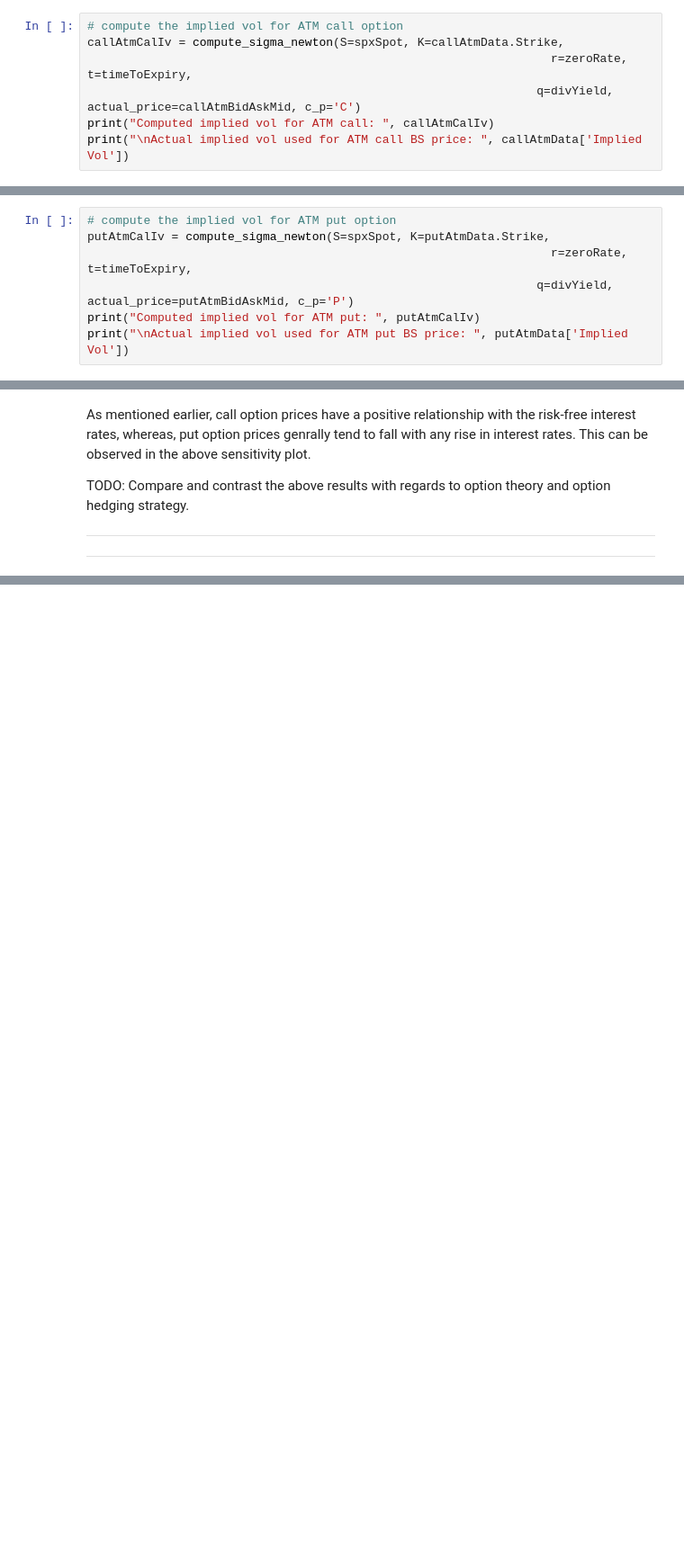
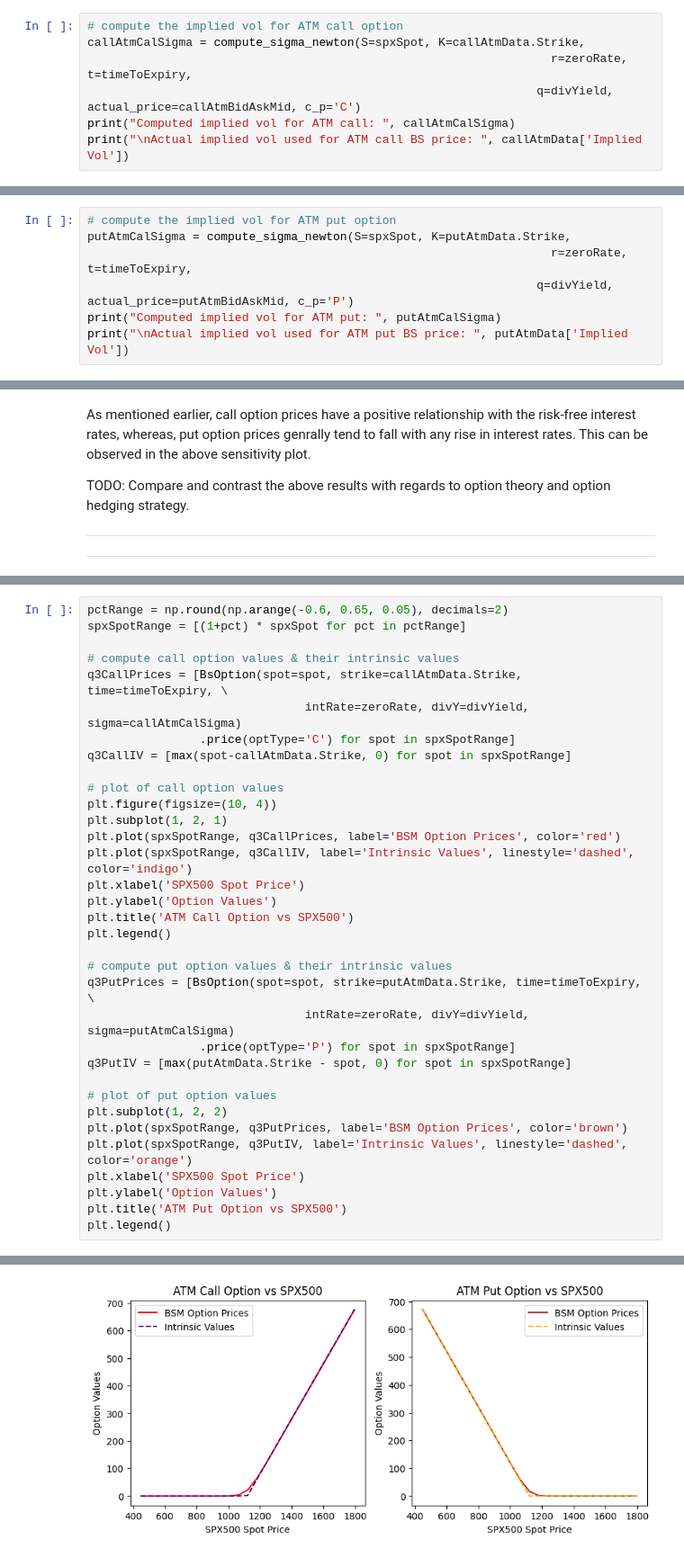
Before and after one commit to kuntojirohan/options-pricing-project, a Jupyter notebook: derivatives_assignment.ipynb, the cells around one changed output, grey strips where cells are left out. Shown at 90% size. Drawn from its saved outputs; the diff is of its cells as text; blank space fills up the shorter version.

```diff
--- a/derivatives_assignment.ipynb
+++ b/derivatives_assignment.ipynb
@@ -261,10 +261,10 @@ def compute_sigma_newton(S, K, r, t, q, actual_price, c_p, maxIterations=1000, d
     return _sigma
 # %%
 # compute the implied vol for ATM call option
-callAtmCalIv = compute_sigma_newton(S=spxSpot, K=callAtmData.Strike,
+callAtmCalSigma = compute_sigma_newton(S=spxSpot, K=callAtmData.Strike,
                                                                   r=zeroRate, t=timeToExpiry,
                                                                 q=divYield, actual_price=callAtmBidAskMid, c_p='C')
-print("Computed implied vol for ATM call: ", callAtmCalIv)
+print("Computed implied vol for ATM call: ", callAtmCalSigma)
 print("\nActual implied vol used for ATM call BS price: ", callAtmData['Implied Vol'])
 # %% [output]
 Computed implied vol for ATM call:  0.16496548488548052
@@ -272,10 +272,10 @@ Computed implied vol for ATM call:  0.16496548488548052
 Actual implied vol used for ATM call BS price:  0.17058
 # %%
 # compute the implied vol for ATM put option
-putAtmCalIv = compute_sigma_newton(S=spxSpot, K=putAtmData.Strike,
+putAtmCalSigma = compute_sigma_newton(S=spxSpot, K=putAtmData.Strike,
                                                                   r=zeroRate, t=timeToExpiry,
                                                                 q=divYield, actual_price=putAtmBidAskMid, c_p='P')
-print("Computed implied vol for ATM put: ", putAtmCalIv)
+print("Computed implied vol for ATM put: ", putAtmCalSigma)
 print("\nActual implied vol used for ATM put BS price: ", putAtmData['Implied Vol'])
 # %% [output]
 Computed implied vol for ATM put:  0.1362815586597252
@@ -423,0 +388,35 @@ plt.show()
+# %%
+pctRange = np.round(np.arange(-0.6, 0.65, 0.05), decimals=2)
+spxSpotRange = [(1+pct) * spxSpot for pct in pctRange]
+
+# compute call option values & their intrinsic values
+q3CallPrices = [BsOption(spot=spot, strike=callAtmData.Strike, time=timeToExpiry, \
+                               intRate=zeroRate, divY=divYield, sigma=callAtmCalSigma)
+                .price(optType='C') for spot in spxSpotRange]
+q3CallIV = [max(spot-callAtmData.Strike, 0) for spot in spxSpotRange]
+
+# plot of call option values
+plt.figure(figsize=(10, 4))
+plt.subplot(1, 2, 1)
+plt.plot(spxSpotRange, q3CallPrices, label='BSM Option Prices', color='red')
+plt.plot(spxSpotRange, q3CallIV, label='Intrinsic Values', linestyle='dashed', color='indigo')
+plt.xlabel('SPX500 Spot Price')
+plt.ylabel('Option Values')
+plt.title('ATM Call Option vs SPX500')
+plt.legend()
+
+# compute put option values & their intrinsic values
+q3PutPrices = [BsOption(spot=spot, strike=putAtmData.Strike, time=timeToExpiry, \
+                               intRate=zeroRate, divY=divYield, sigma=putAtmCalSigma)
+                .price(optType='P') for spot in spxSpotRange]
+q3PutIV = [max(putAtmData.Strike - spot, 0) for spot in spxSpotRange]
+
+# plot of put option values
+plt.subplot(1, 2, 2)
+plt.plot(spxSpotRange, q3PutPrices, label='BSM Option Prices', color='brown')
+plt.plot(spxSpotRange, q3PutIV, label='Intrinsic Values', linestyle='dashed', color='orange')
+plt.xlabel('SPX500 Spot Price')
+plt.ylabel('Option Values')
+plt.title('ATM Put Option vs SPX500')
+plt.legend()
+# %% [output]
@@ -423,0 +424 @@ plt.show()
+[figure, added]
```
Also changed, not shown: parts of 7 cells of this notebook.
